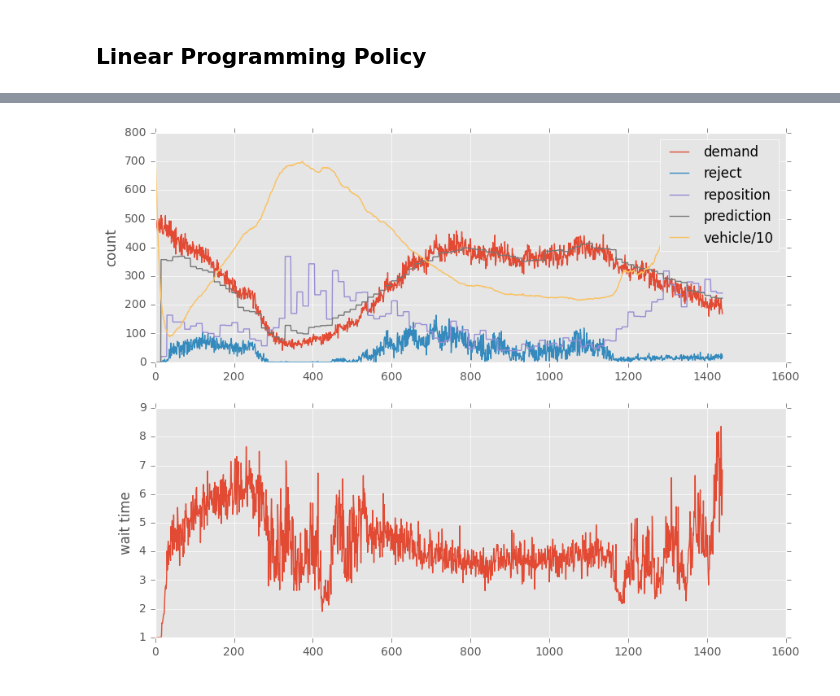
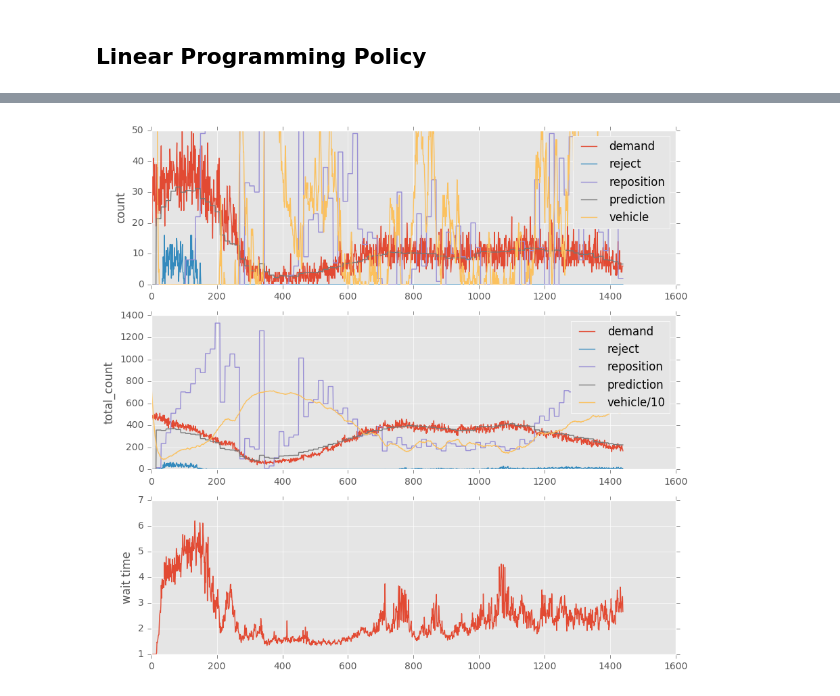
Before and after one commit to hitsuji5/FleetAI, a Jupyter notebook: engine/experiment.ipynb, the cells around one changed output, grey strips where cells are left out. Cells and saved outputs as stored; diff of their text form; code cells hidden in the pictures.

```diff
--- a/engine/experiment.ipynb
+++ b/engine/experiment.ipynb
@@ -84,17 +111,26 @@ def run(simulator, agent, T, reposition_cycle=15, verbose=True):
 # %%
 def plot_result(result, reposition_cycle=15):
-    plt.figure(figsize=(10, 8))
-    plt.subplot(211)
+    plt.figure(figsize=(10, 10))
+    plt.subplot(311)
     plt.ylabel('count')
-    plt.plot(result.index, result.nassigns+result.nrejects, label='demand')
-    plt.plot(result.index, result.nrejects, label='reject')
-    plt.plot(result.index, result.nactions, label='reposition')
-    plt.plot(result.index, result.prediction/reposition_cycle, label='prediction')
-    plt.plot(result.index, result.nvehicles/10, label='vehicle/10')
+    plt.ylim([0, 100])
+    plt.plot(result.index, result.w_z, label='demand')
+    plt.plot(result.index, result.reject_z, label='reject')
+    plt.plot(result.index, result.u_z, label='reposition')
+    plt.plot(result.index, result.wp_z/reposition_cycle, label='prediction')
+    plt.plot(result.index, result.x_z, label='vehicle')
     plt.legend()
-    plt.subplot(212)
+    plt.subplot(312)
+    plt.ylabel('total_count')
+    plt.plot(result.index, result.W, label='demand')
+    plt.plot(result.index, result.reject, label='reject')
+    plt.plot(result.index, result.U, label='reposition')
+    plt.plot(result.index, result.Wp/reposition_cycle, label='prediction')
+    plt.plot(result.index, result.X/10, label='vehicle/10')
+    plt.legend()
+    plt.subplot(313)
     plt.ylabel('wait time')
-    plt.plot(result.index, result.sumwt/result.nassigns)
+    plt.plot(result.index, result.wait/(result.W-result.reject))
     return plt
 # %% [markdown]
 ## Setup simulator and agent
@@ -159,6 +298,15 @@ agent = Agent(zonedf, model, policy=lp, dayofweek=6)
 # %%
-simulator = FleetSimulator(G, dataset)
+simulator = FleetSimulator(G, dataset, dayofweek=dayofweek0)
 simulator.init_vehicles(8000)
+# %%
+rcycle = 15
+tmax = 25
+rcost = 0
+penalty = 30.0
+geohash_table = pd.read_csv('data/zones.csv', index_col='geohash')
+agent = Agent(demand_model, eta_model, pdest_model, geohash_table, dayofweek=dayofweek0,
+             reposition_cycle=rcycle, reposition_triptime_max=tmax, reposition_cost=rcost, reject_penalty=penalty)
 # %%
-result = run(simulator, agent, T=60*24, reposition_cycle=15)
+%%time
+result = run(simulator, agent, T=60*24, reposition_cycle=rcycle)
 # %% [output]
@@ -182,4 +330,4 @@ Mean wait time: 4.07
 # %%
-plot_result(result);
+plot_result(result, reposition_cycle=rcycle);
 # %% [output]
-[figure, old version]
+[figure, new version]
```
Also changed, not shown: parts of 43 cells of this notebook, 18 other files.
